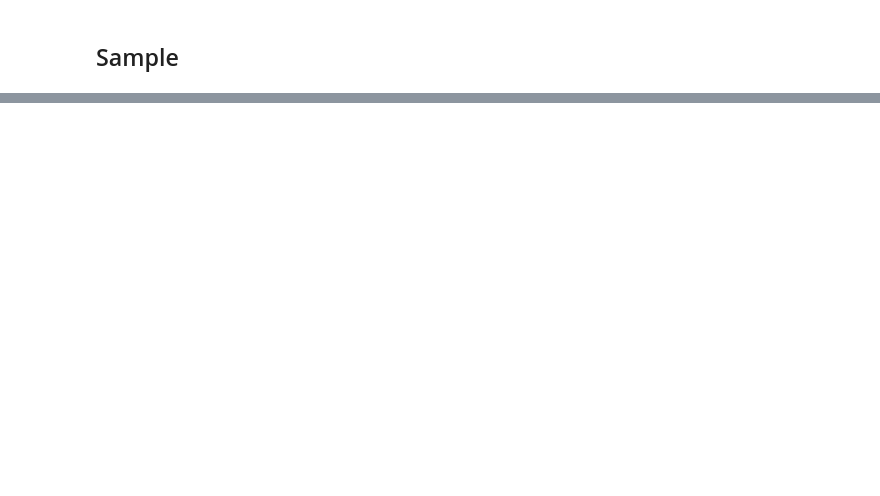
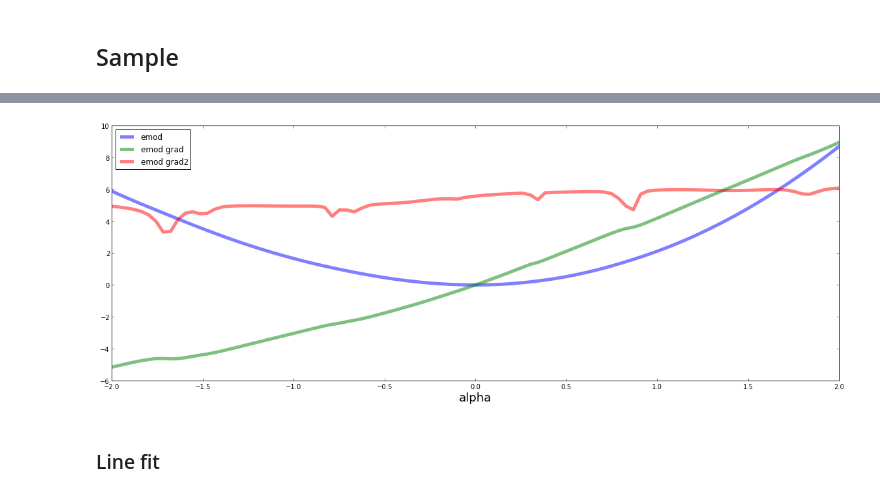
Before and after one commit to andyofmelbourne/Ptychography, a Jupyter notebook: Line search.ipynb, the cells around one changed output, grey strips where cells are left out. Cells and saved outputs as stored; diff of their text form; code cells hidden in the pictures; blank space fills up the shorter version.

```diff
--- a/Line search.ipynb
+++ b/Line search.ipynb
@@ -81,0 +262,17 @@ def emod(diffs, psis):
+# %%
+gs = GridSpec(1,1)
+
+ax = subplot(gs[0,0])
+ax.plot(alphas, emod_T_line, linewidth=5, alpha=0.5, label='emod')
+ax.plot(alphas, emod_grad_T_line, linewidth=5, alpha=0.5, label='emod grad')
+ax.plot(alphas, emod_grad2_T_line, linewidth=5, alpha=0.5, label='emod grad2')
+ax.set_xlabel(r'alpha', fontsize=18)
+ax.legend(loc='upper left')
+
+fig = gcf()
+fig.set_size_inches(20,7)
+plt.show()
+# %% [output]
+[figure, added]
+# %% [markdown]
+### Line fit
```
Also changed, not shown: parts of 35 cells of this notebook, 4 other files.
